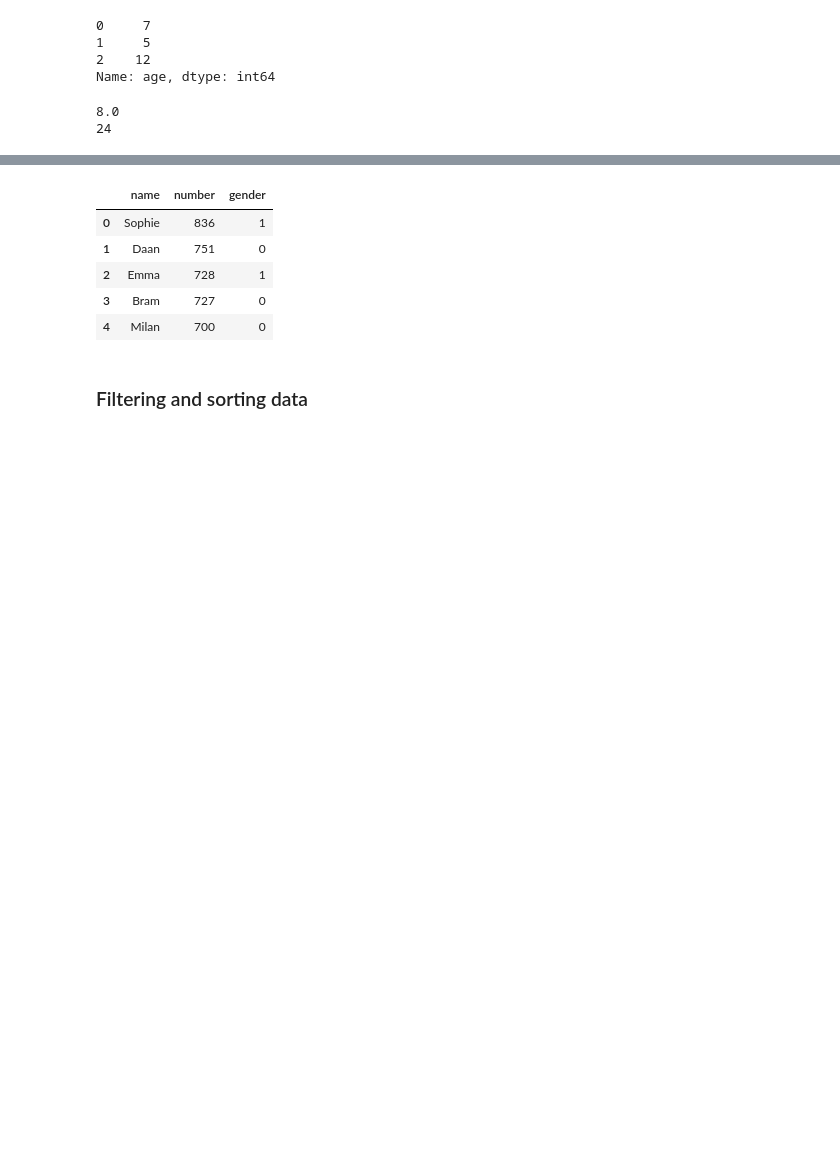
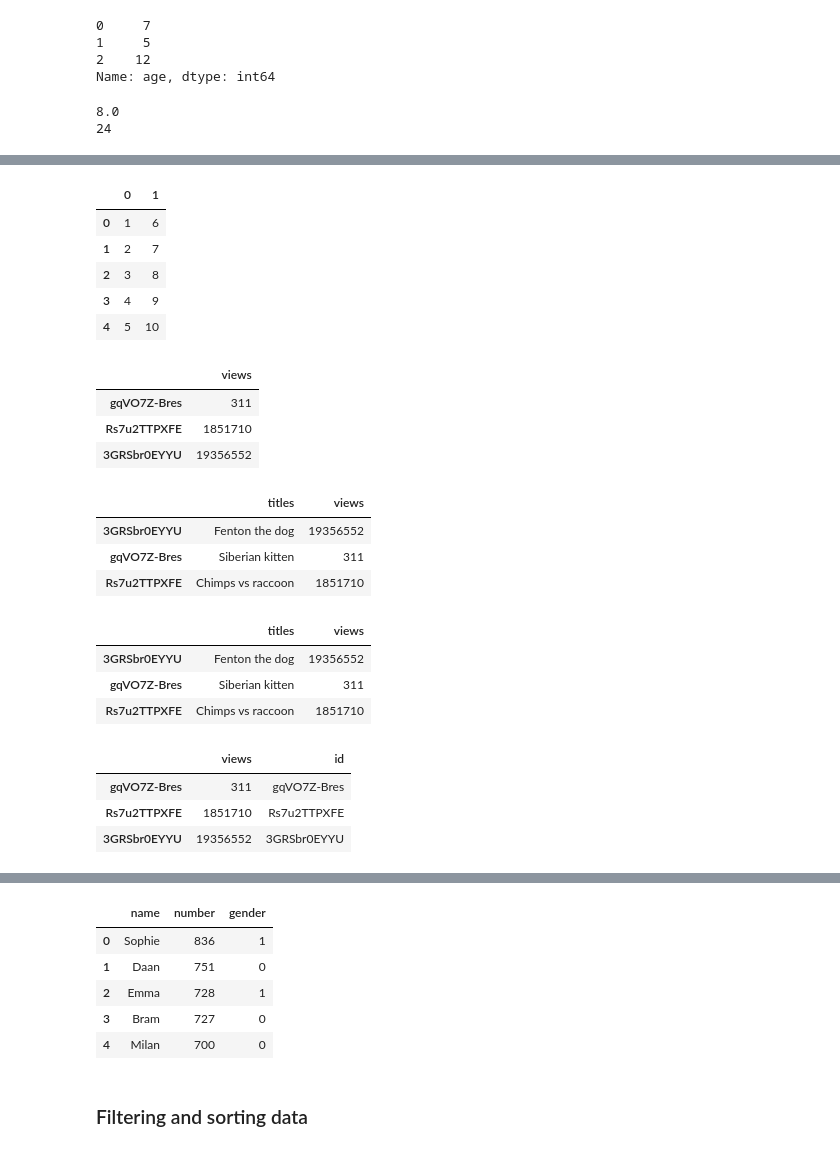
Before and after one commit to hay/hu-dsf, a Jupyter notebook: examples/examples-4.ipynb, the cells around one changed output, grey strips where cells are left out. Drawn from its saved outputs; the diff is of its cells as text; code cells hidden in the pictures; blank space fills up the shorter version.

Commit message:
Adding a section on concat/merge

```diff
--- a/examples/examples-4.ipynb
+++ b/examples/examples-4.ipynb
@@ -169,0 +172,7 @@ print(df["age"].sum())
+# %%
+# Often, you want to combine different datasets. Pandas offers two methods to do this: merge() and concat().
+# concat() is the most obvious of the two, it just 'pastes' one dataset after another.
+series1 = pd.Series([1,2,3,4,5])
+series2 = pd.Series([6,7,8,9,10])
+
+pd.concat([series1, series2]) # Note that you need to put the two series in a list
@@ -169,0 +207,67 @@ print(df["age"].sum())
+# %%
+# We are now concatting on the index ('vertically'), to create a new column next
+# to the other, use the axis parameter
+pd.concat([series1, series2], axis = 1)
+# %% [output]
+|  | 0 | 1 |
+| 0 | 1 | 6 |
+| 1 | 2 | 7 |
+| 2 | 3 | 8 |
+| 3 | 4 | 9 |
+| 4 | 5 | 10 |
+# %%
+# merge() does something more complex: it combines the datasets based on a common value in
+# one of the colums in both datasets. This can be some kind of identifier, and is very comparable
+# to what you would do in SQL statements with the JOIN operator
+# For example, let's say that we have two datasets: one with the titles of YouTube videos,
+# and one with the views for those videos. The datasets are not in the same order (so we can't use .concat())
+# but they do have a unique ID we can use
+
+titles = pd.DataFrame(
+    ["Fenton the dog", "Siberian kitten", "Chimps vs raccoon"], # The titles
+    index = ["3GRSbr0EYYU", "gqVO7Z-Bres", "Rs7u2TTPXFE"], # Index is the ID
+    columns = ['titles'] # Name of the column
+)
+
+views = pd.DataFrame(
+    [311, 1851710, 19356552],
+    index = ["gqVO7Z-Bres", "Rs7u2TTPXFE", "3GRSbr0EYYU"],
+    columns = ['views']
+)
+
+titles.head()
+# %% [output]
+|  | views |
+| gqVO7Z-Bres | 311 |
+| Rs7u2TTPXFE | 1851710 |
+| 3GRSbr0EYYU | 19356552 |
+# %%
+# As you can see, the index is used for the id's, so we can join by the index on both sides
+pd.merge(titles, views, left_index = True, right_index = True)
+# %% [output]
+|  | titles | views |
+| 3GRSbr0EYYU | Fenton the dog | 19356552 |
+| gqVO7Z-Bres | Siberian kitten | 311 |
+| Rs7u2TTPXFE | Chimps vs raccoon | 1851710 |
+# %%
+# There's actually a shortcut for this common usecase, you can use the join() method (remember SQL?)
+# from one of the two dataframes
+titles.join(views)
+# %% [output]
+|  | titles | views |
+| 3GRSbr0EYYU | Fenton the dog | 19356552 |
+| gqVO7Z-Bres | Siberian kitten | 311 |
+| Rs7u2TTPXFE | Chimps vs raccoon | 1851710 |
+# %%
+# If the common value is not on the index, you can use the 'on' argument
+# to give the column name this is common both datasets
+# Let's imagine that the ids in the index are now in a column called 'id'
+titles["id"] = titles.index
+views["id"] = views.index
+
+views.head()
+# %% [output]
+|  | views | id |
+| gqVO7Z-Bres | 311 | gqVO7Z-Bres |
+| Rs7u2TTPXFE | 1851710 | Rs7u2TTPXFE |
+| 3GRSbr0EYYU | 19356552 | 3GRSbr0EYYU |
```
Also changed, not shown: parts of 5 cells of this notebook.
